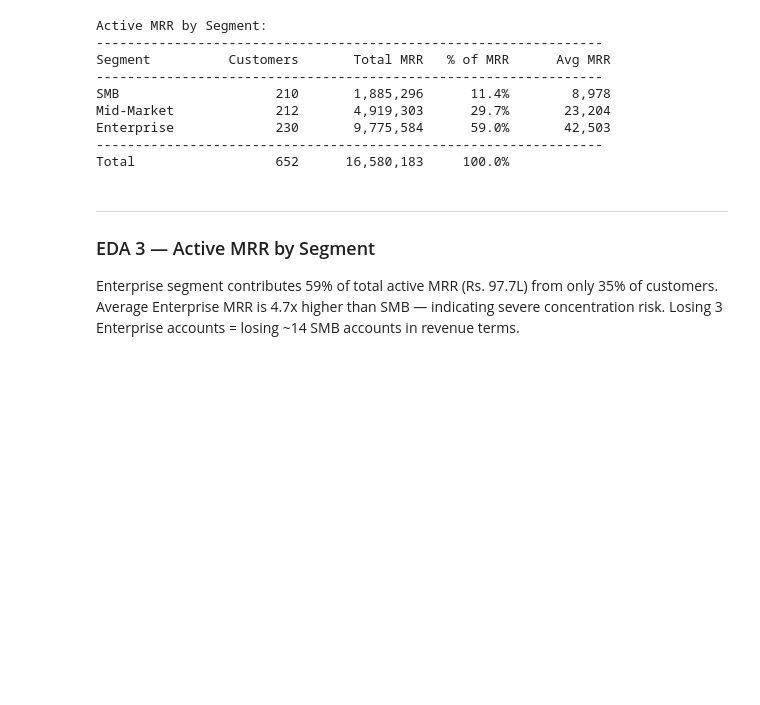
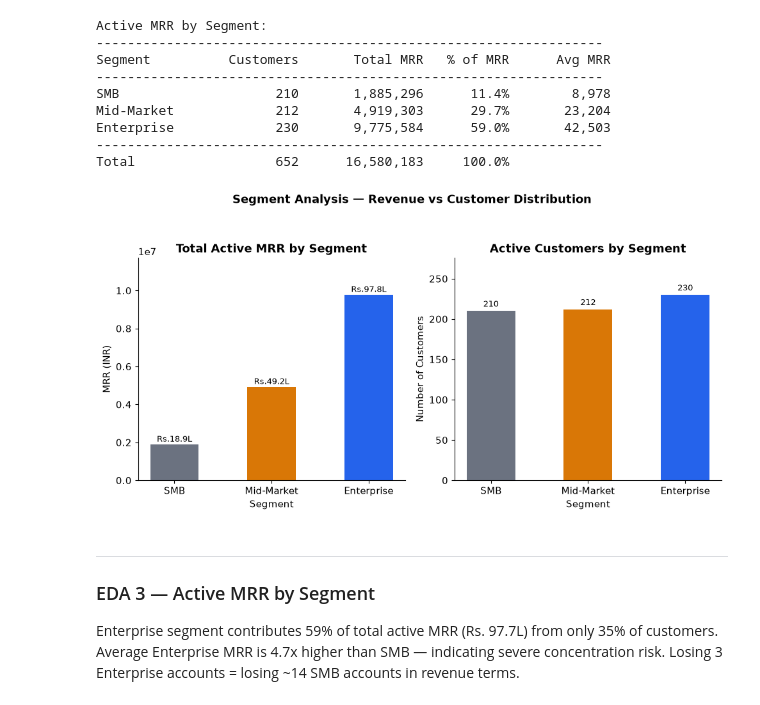
Before and after one commit to Satvikk-722/RevRadar, a Jupyter notebook: Notebooks/revradar_analysis.ipynb, the cells around one changed output. Cells and saved outputs as stored; diff of their text form; code cells hidden in the pictures; blank space fills up the shorter version.

```diff
--- a/Notebooks/revradar_analysis.ipynb
+++ b/Notebooks/revradar_analysis.ipynb
@@ -410,6 +484,41 @@ Mid-Market             212       4,919,303      29.7%       23,204
 Enterprise             230       9,775,584      59.0%       42,503
 -----------------------------------------------------------------
 Total                  652      16,580,183     100.0%
+# %%
+# Chart 3 — Active MRR by Segment
+fig, axes = plt.subplots(1, 2)
+
+segments = ['SMB', 'Mid-Market', 'Enterprise']
+mrr_values = [segment_mrr[s] for s in segments]
+customer_counts = [segment_customers[s] for s in segments]
+seg_colors = [colors['neutral'], colors['warning'], colors['primary']]
+
+# Left chart — Total MRR by Segment
+bars = axes[0].bar(segments, mrr_values, color=seg_colors, width=0.5)
+for bar, mrr in zip(bars, mrr_values):
+    axes[0].text(bar.get_x() + bar.get_width()/2, bar.get_height() + 50000,
+                 f'Rs.{mrr/100000:.1f}L', ha='center', va='bottom', fontsize=9)
+axes[0].set_title('Total Active MRR by Segment')
+axes[0].set_xlabel('Segment')
+axes[0].set_ylabel('MRR (INR)')
+axes[0].set_ylim(0, max(mrr_values) * 1.2)
+
+# Right chart — Customer Count by Segment
+bars2 = axes[1].bar(segments, customer_counts, color=seg_colors, width=0.5)
+for bar, count in zip(bars2, customer_counts):
+    axes[1].text(bar.get_x() + bar.get_width()/2, bar.get_height() + 3,
+                 f'{count}', ha='center', va='bottom', fontsize=9)
+axes[1].set_title('Active Customers by Segment')
+axes[1].set_xlabel('Segment')
+axes[1].set_ylabel('Number of Customers')
+axes[1].set_ylim(0, max(customer_counts) * 1.2)
+
+plt.suptitle('Segment Analysis — Revenue vs Customer Distribution', fontweight='bold', y=1.02)
+plt.tight_layout()
+plt.savefig('../assets/chart3_mrr_by_segment.png', dpi=150, bbox_inches='tight')
+plt.show()
+# %% [output]
+[figure, added]
 # %% [markdown]
 ---
 ### EDA 3 — Active MRR by Segment
```
Also changed, not shown: parts of 6 cells of this notebook, 7 other files.
